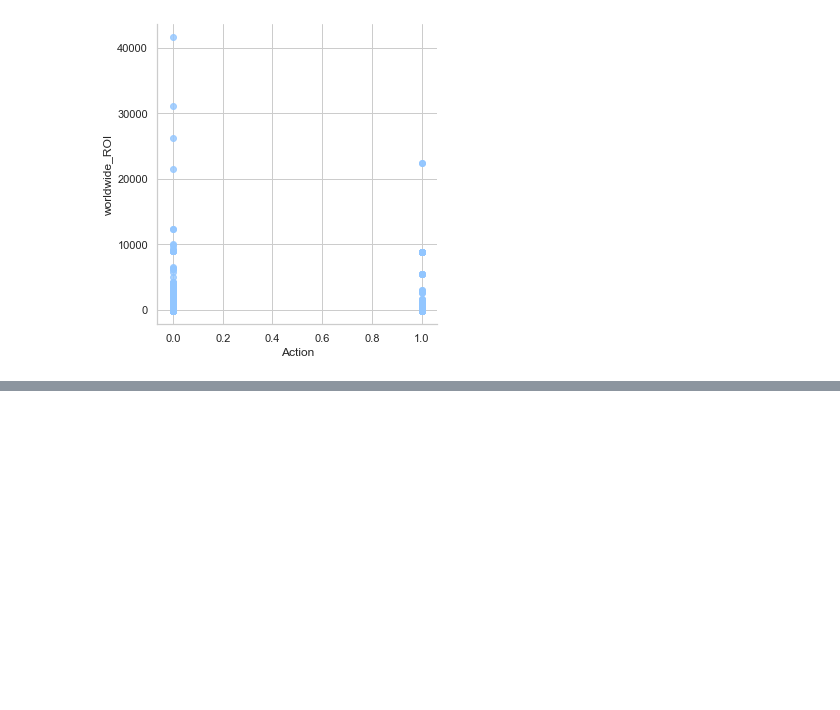
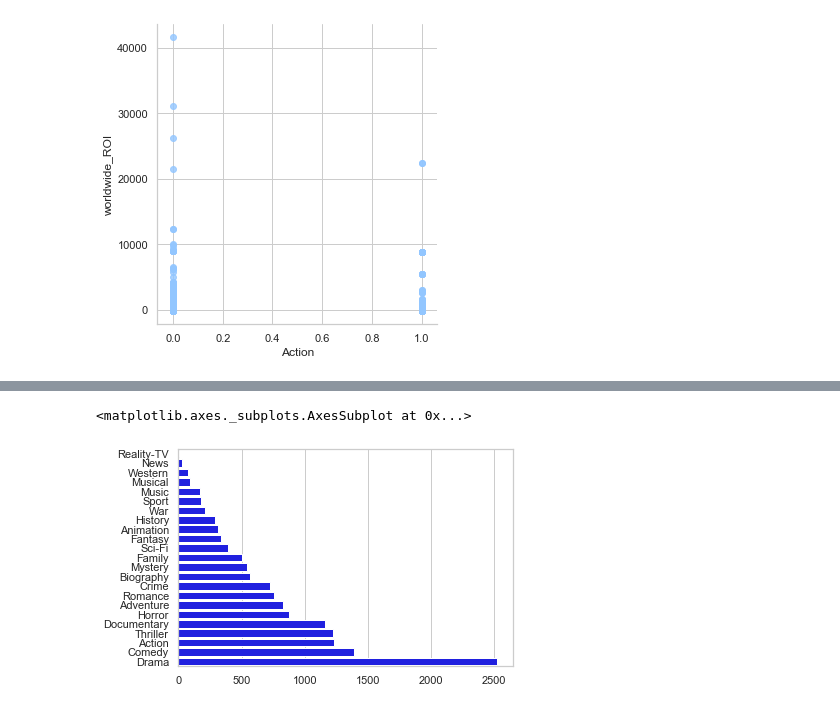
Before and after one commit to stevenzych/movie-analysis, a Jupyter notebook: genre_roi_cleaning.ipynb, the cells around one changed output, grey strips where cells are left out. Saved outputs shown, nothing was run; the diff lists cells and outputs as text; code cells hidden in the pictures; blank space fills up the shorter version.

Commit message:
Committing all cleans and plots

```diff
--- a/caleb_draft.ipynb
+++ b/genre_roi_cleaning.ipynb
@@ -1058,0 +1033,9 @@ concat_df.head()
+# %%
+genre_cols = cols[12:]
+# %%
+# Create a dictionary where the genre is the key and the count is the value
+
+genre_count = {}
+for col in genre_cols:
+    count = np.sum(join_df_modified[col] == 1).sum()
+    genre_count[col] = count
@@ -1058,0 +1088,3 @@ concat_df.head()
+# %%
+list_in_order={k: v for k, v in sorted(genre_count.items(),
+                                       key=lambda item: item[1])}
@@ -1058,0 +1111,8 @@ concat_df.head()
+# %%
+keys = list(list_in_order.keys())
+values = list(list_in_order.values())
+# %%
+sns.barplot(y = keys, x = values, color='blue')
+# %% [output]
+<matplotlib.axes._subplots.AxesSubplot at 0x...>
+[figure, added]
```
Also changed, not shown: parts of 54 cells of this notebook, 5 other files.
